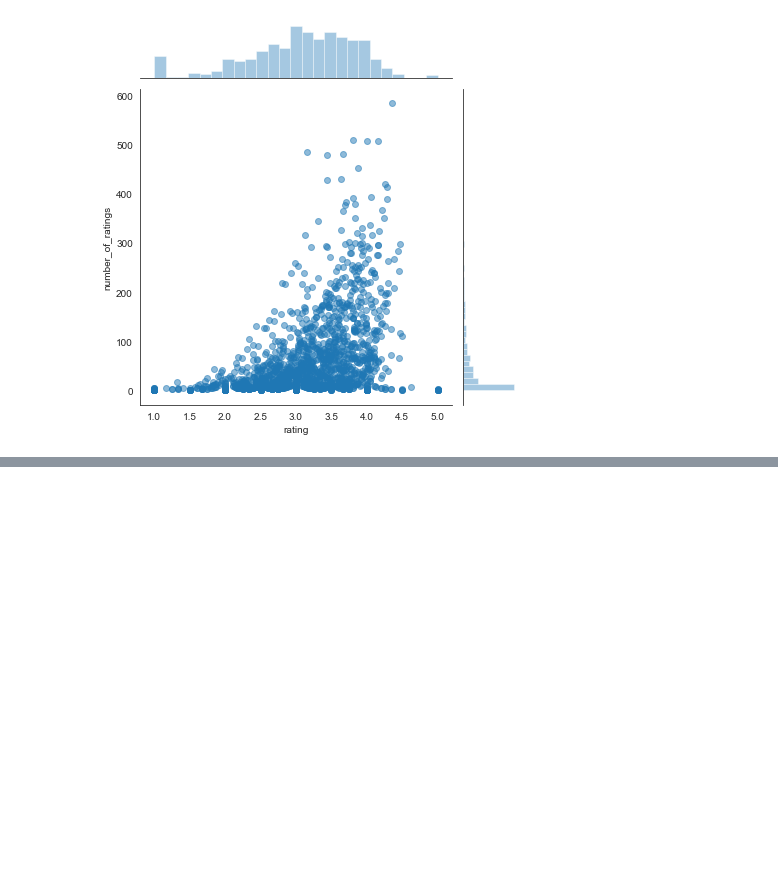
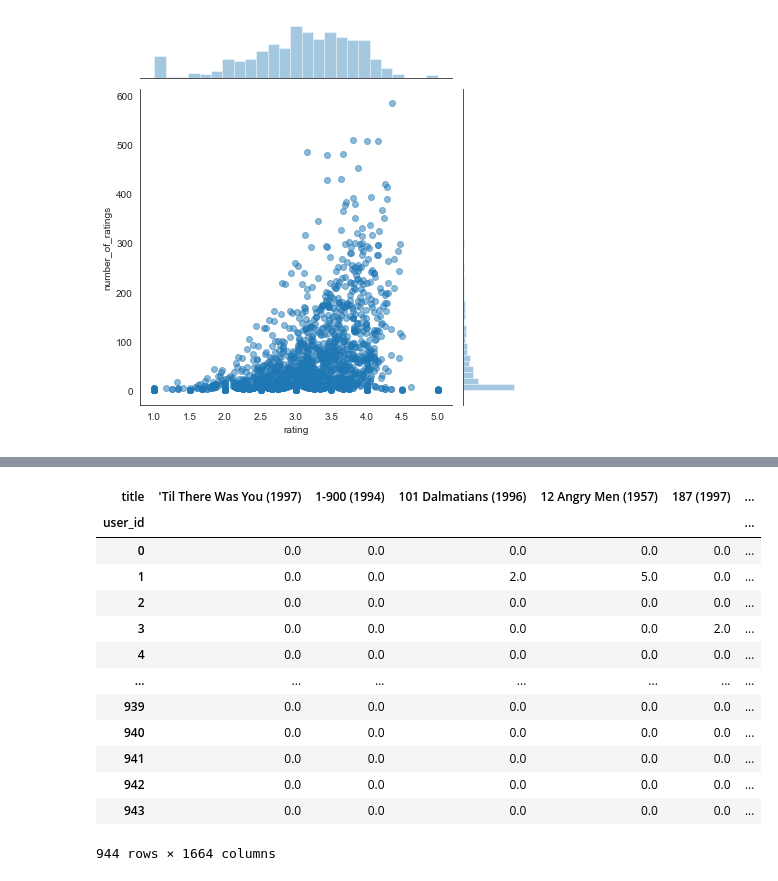
Before and after one commit to arjunjanamatti/recommend_system, a Jupyter notebook: youtube_videos/Untitled.ipynb, the cells around one changed output, grey strips where cells are left out. Drawn from its saved outputs; the diff is of its cells as text; code cells hidden in the pictures; blank space fills up the shorter version.

Commit message:
merged and start with correlation

```diff
--- a/youtube_videos/Untitled.ipynb
+++ b/youtube_videos/Untitled.ipynb
@@ -105,0 +108,5 @@ sns.jointplot(x='rating',y='number_of_ratings',data=ratings, alpha=0.5)
+# %%
+movie_pivot_table = merged_df.pivot_table(index='user_id',
+                                          columns='title',
+                                          values='rating')
+movie_pivot_table.head()
@@ -105,0 +122,18 @@ sns.jointplot(x='rating',y='number_of_ratings',data=ratings, alpha=0.5)
+# %%
+# fill null value in the dataframe with 0
+movie_pivot_table.fillna(0.0)
+# %% [output]
+| title | 'Til There Was You (1997) | 1-900 (1994) | 101 Dalmatians (1996) | 12 Angry Men (1957) | 187 (1997) | ... |
+| user_id |  |  |  |  |  | ... |
+| 0 | 0.0 | 0.0 | 0.0 | 0.0 | 0.0 | ... |
+| 1 | 0.0 | 0.0 | 2.0 | 5.0 | 0.0 | ... |
+| 2 | 0.0 | 0.0 | 0.0 | 0.0 | 0.0 | ... |
+| 3 | 0.0 | 0.0 | 0.0 | 0.0 | 2.0 | ... |
+| 4 | 0.0 | 0.0 | 0.0 | 0.0 | 0.0 | ... |
+| ... | ... | ... | ... | ... | ... | ... |
+| 939 | 0.0 | 0.0 | 0.0 | 0.0 | 0.0 | ... |
+| 940 | 0.0 | 0.0 | 0.0 | 0.0 | 0.0 | ... |
+| 941 | 0.0 | 0.0 | 0.0 | 0.0 | 0.0 | ... |
+| 942 | 0.0 | 0.0 | 0.0 | 0.0 | 0.0 | ... |
+| 943 | 0.0 | 0.0 | 0.0 | 0.0 | 0.0 | ... |
+944 rows × 1664 columns
```
Also changed, not shown: parts of 4 cells of this notebook.
